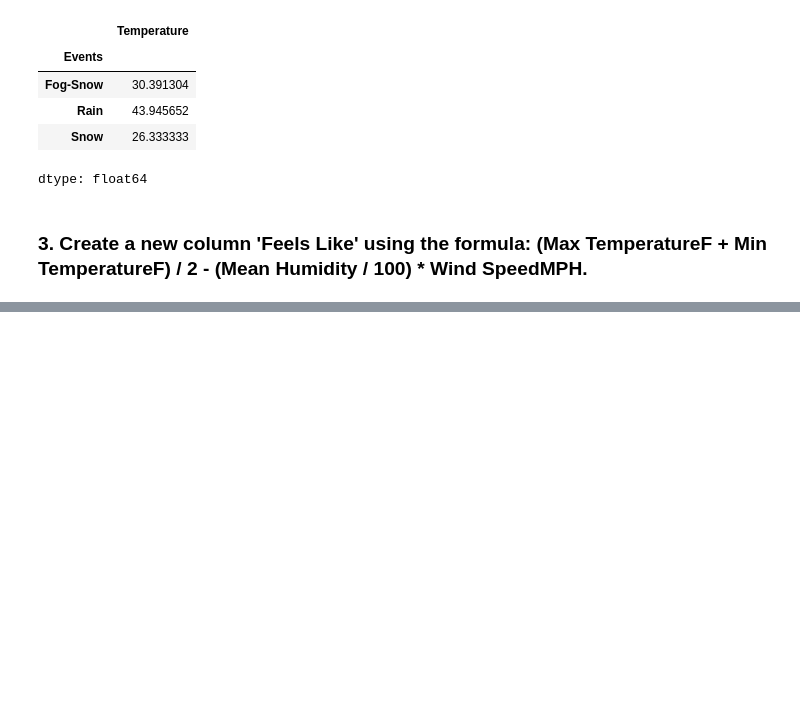
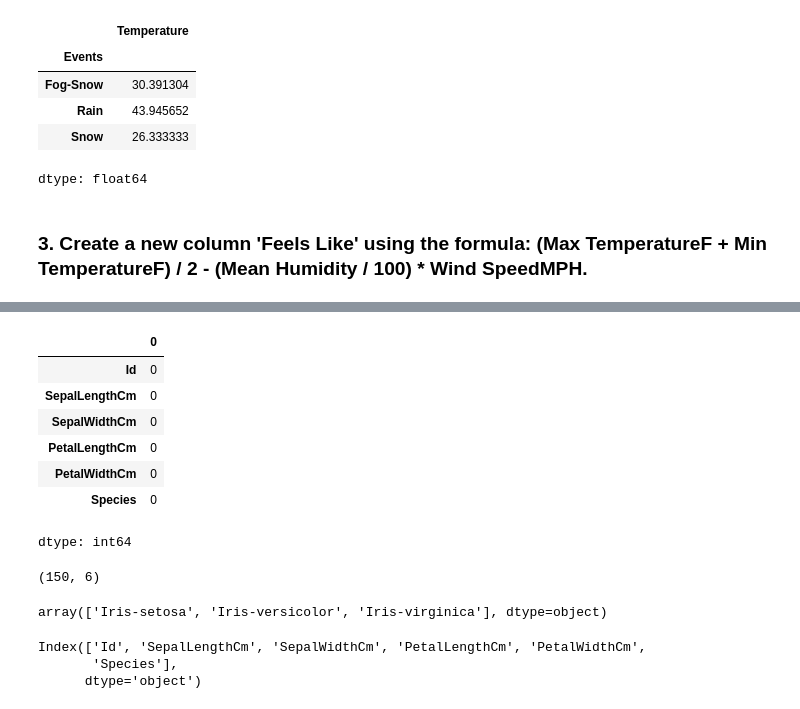
Before and after one commit to Arshdeepkaur3560/assignments, a Jupyter notebook: assignments_py.ipynb, the cells around one changed output, grey strips where cells are left out. Drawn from its saved outputs; the diff is of its cells as text; code cells hidden in the pictures; blank space fills up the shorter version.

```diff
--- a/assignments_py.ipynb
+++ b/assignments_py.ipynb
@@ -1386,0 +1426,27 @@ dtype: float64
+# %%
+#check null valuse
+iris.isnull().sum()
+# %% [output]
+|  | 0 |
+| Id | 0 |
+| SepalLengthCm | 0 |
+| SepalWidthCm | 0 |
+| PetalLengthCm | 0 |
+| PetalWidthCm | 0 |
+| Species | 0 |
+dtype: int64
+# %%
+iris.shape
+# %% [output]
+(150, 6)
+# %%
+#unique values
+iris["Species"].unique()
+# %% [output]
+array(['Iris-setosa', 'Iris-versicolor', 'Iris-virginica'], dtype=object)
+# %%
+iris.columns
+# %% [output]
+Index(['Id', 'SepalLengthCm', 'SepalWidthCm', 'PetalLengthCm', 'PetalWidthCm',
+       'Species'],
+      dtype='object')
```
Also changed, not shown: parts of 6 cells of this notebook.
